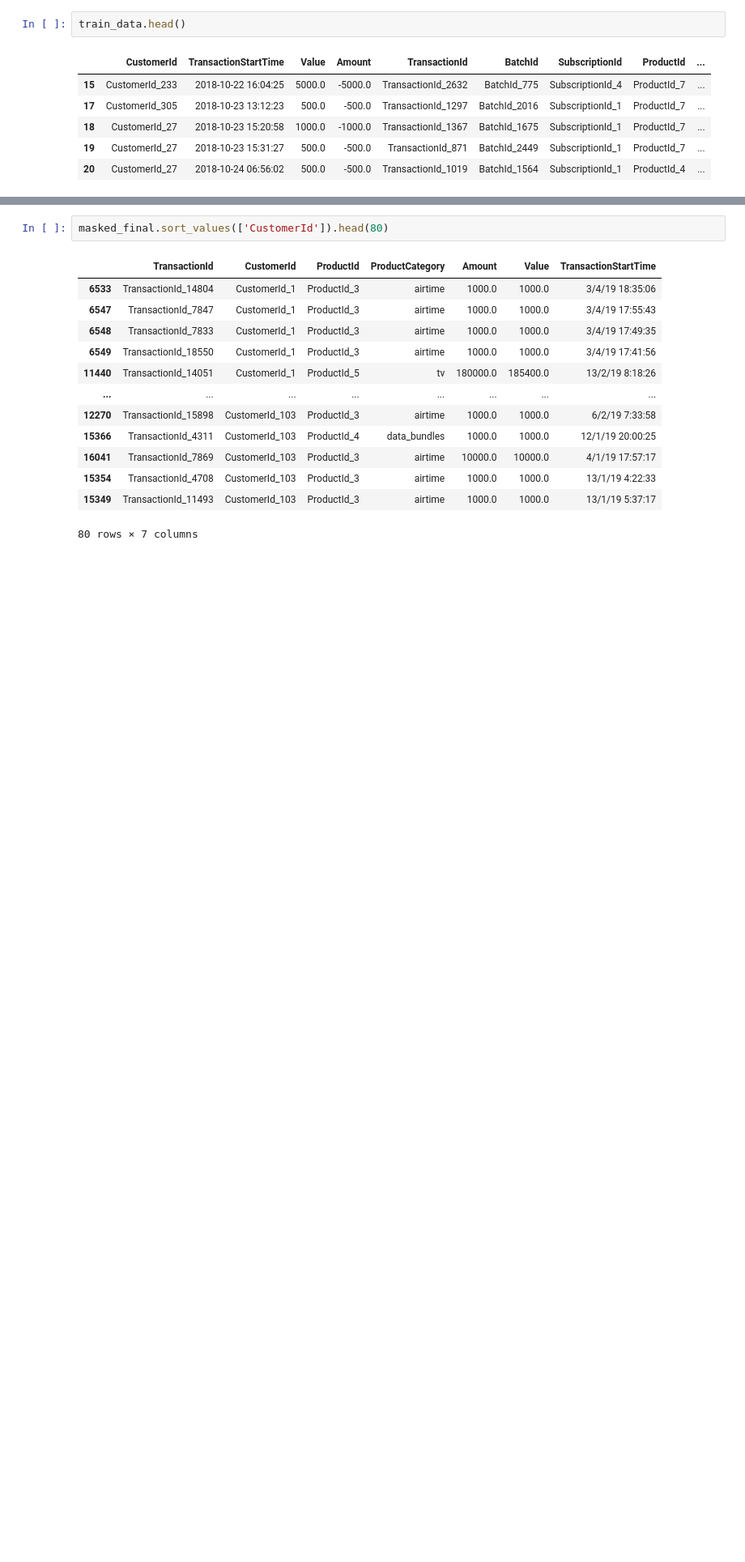
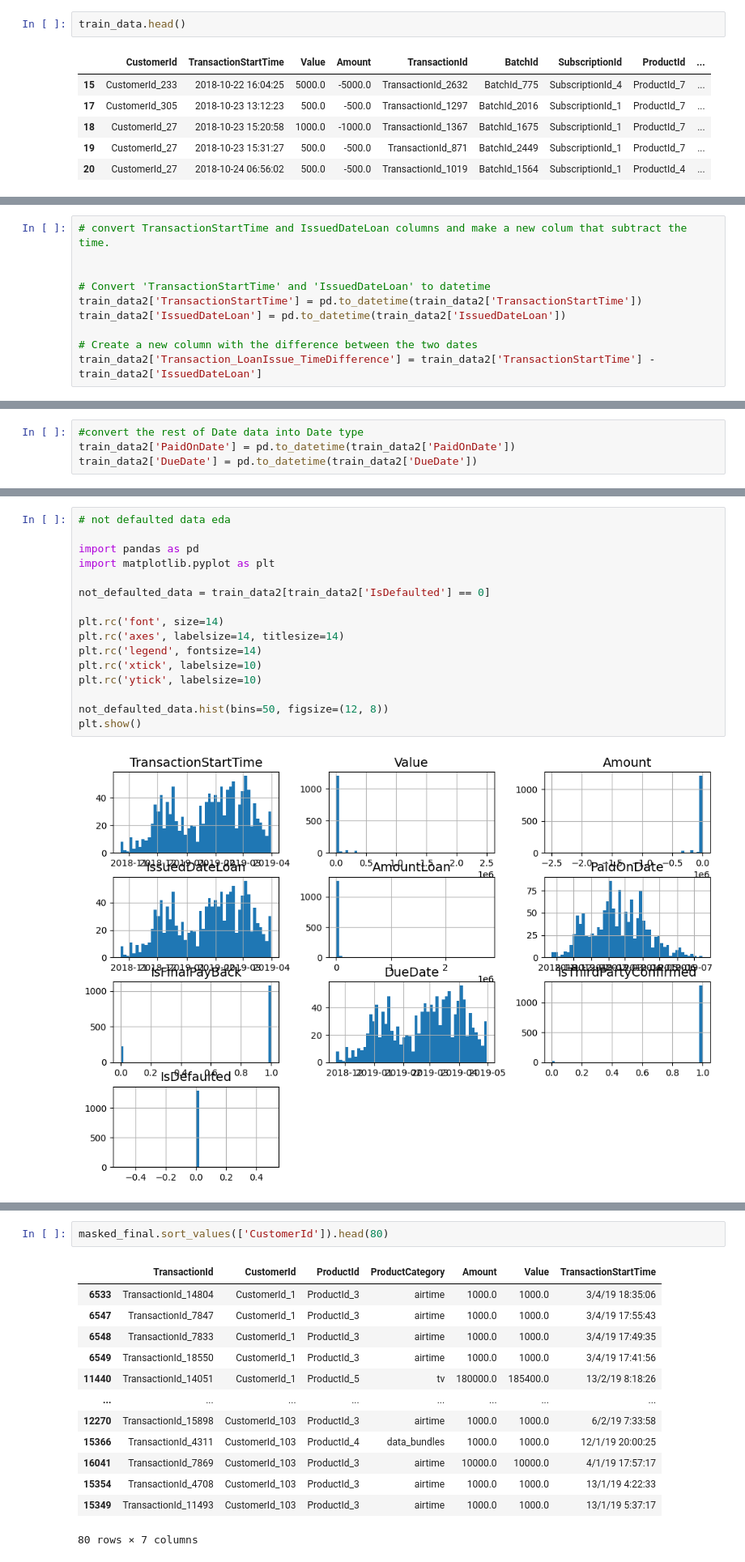
Before and after one commit to scLee123/scLee123, a Jupyter notebook: SY_data_project.ipynb, the cells around one changed output, grey strips where cells are left out. Shown: that part at 81% size. Drawn from its saved outputs; the diff is of its cells as text; blank space fills up the shorter version.

```diff
--- a/SY_data_project.ipynb
+++ b/SY_data_project.ipynb
@@ -320,0 +299,10 @@ train_data.sort_values(['CustomerId']).head(50)
+# %%
+# convert TransactionStartTime and IssuedDateLoan columns and make a new colum that subtract the time.
+
+
+# Convert 'TransactionStartTime' and 'IssuedDateLoan' to datetime
+train_data2['TransactionStartTime'] = pd.to_datetime(train_data2['TransactionStartTime'])
+train_data2['IssuedDateLoan'] = pd.to_datetime(train_data2['IssuedDateLoan'])
+
+# Create a new column with the difference between the two dates
+train_data2['Transaction_LoanIssue_TimeDifference'] = train_data2['TransactionStartTime'] - train_data2['IssuedDateLoan']
@@ -320,0 +322,4 @@ train_data.sort_values(['CustomerId']).head(50)
+# %%
+#convert the rest of Date data into Date type
+train_data2['PaidOnDate'] = pd.to_datetime(train_data2['PaidOnDate'])
+train_data2['DueDate'] = pd.to_datetime(train_data2['DueDate'])
@@ -320,0 +347,18 @@ train_data.sort_values(['CustomerId']).head(50)
+# %%
+# not defaulted data eda
+
+import pandas as pd
+import matplotlib.pyplot as plt
+
+not_defaulted_data = train_data2[train_data2['IsDefaulted'] == 0]
+
+plt.rc('font', size=14)
+plt.rc('axes', labelsize=14, titlesize=14)
+plt.rc('legend', fontsize=14)
+plt.rc('xtick', labelsize=10)
+plt.rc('ytick', labelsize=10)
+
+not_defaulted_data.hist(bins=50, figsize=(12, 8))
+plt.show()
+# %% [output]
+[figure, added]
```
Also changed, not shown: parts of 16 cells of this notebook.
